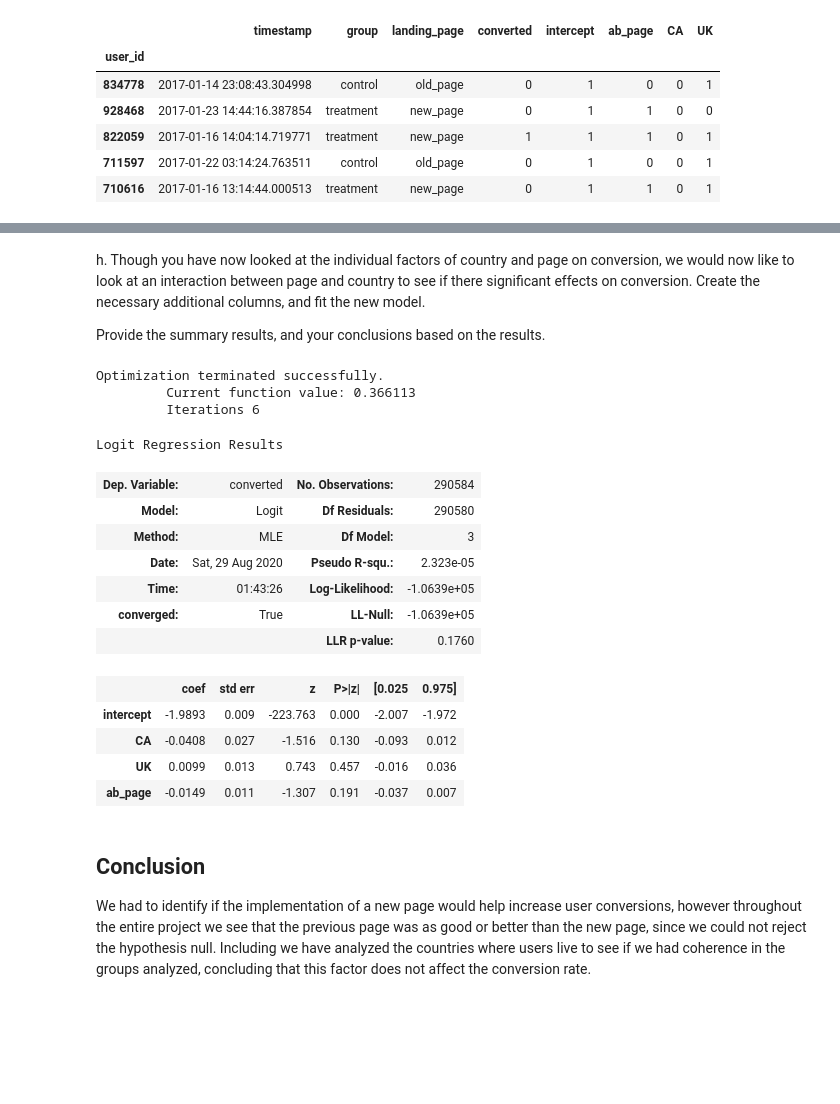
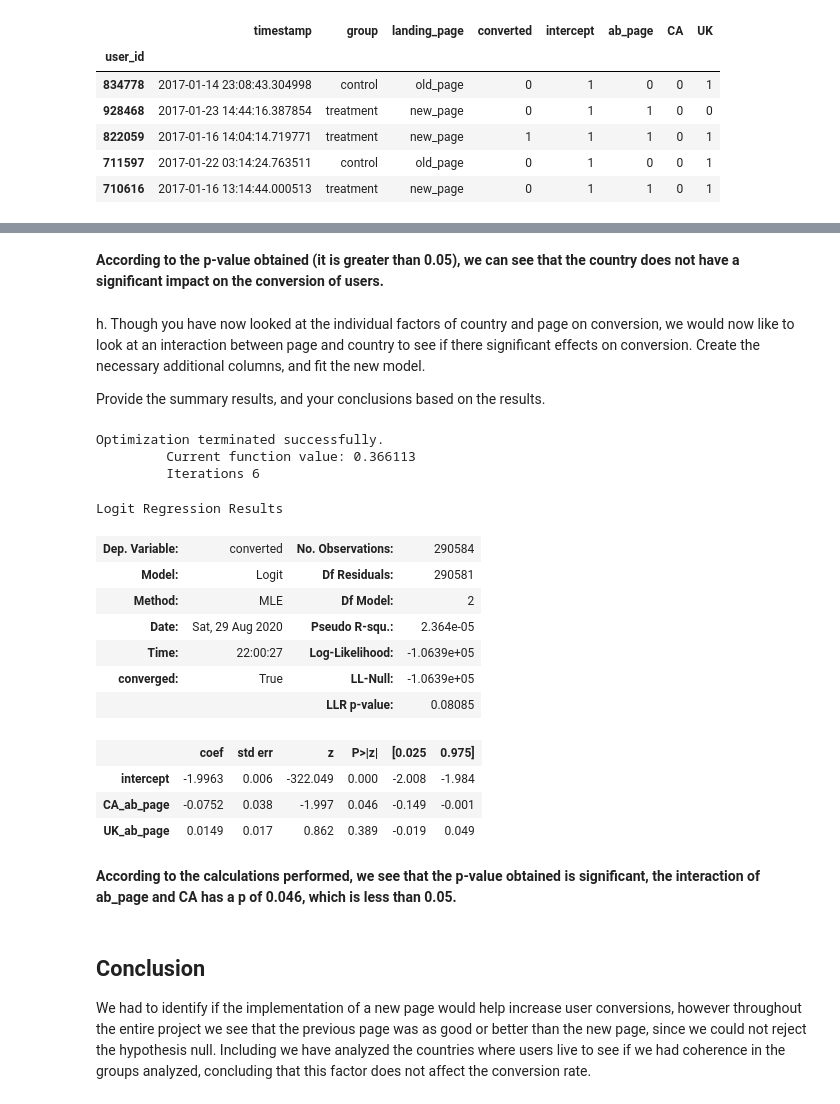
Before and after one commit to DarkSite17/Analyze_AB_test_results, a Jupyter notebook: Analyze_ab_test_results_notebook.ipynb, the cells around one changed output, grey strips where cells are left out. Saved outputs shown, nothing was run; the diff lists cells and outputs as text; code cells hidden in the pictures; blank space fills up the shorter version.

```diff
--- a/Analyze_ab_test_results_notebook.ipynb
+++ b/Analyze_ab_test_results_notebook.ipynb
@@ -421,31 +426,37 @@ Logit Regression Results
 | intercept | -1.9967 | 0.007 | -292.314 | 0.000 | -2.010 | -1.983 |
 | CA | -0.0408 | 0.027 | -1.518 | 0.129 | -0.093 | 0.012 |
 | UK | 0.0099 | 0.013 | 0.746 | 0.456 | -0.016 | 0.036 |
+# %% [markdown]
+**According to the p-value obtained (it is greater than 0.05), we can see that the country does not have a significant impact on the conversion of users.**
 # %% [markdown]
 h. Though you have now looked at the individual factors of country and page on conversion, we would now like to look at an interaction between page and country to see if there significant effects on conversion.  Create the necessary additional columns, and fit the new model.
 
 Provide the summary results, and your conclusions based on the results.
+# %%
+df_countries['CA_ab_page'] = df_countries['CA']*df_countries['ab_page']
+df_countries['UK_ab_page'] = df_countries['UK']*df_countries['ab_page']
 # %%
-mod = sm.Logit(df_countries['converted'], df_countries[['intercept', 'CA', 'UK','ab_page']])
+mod = sm.Logit(df_countries['converted'], df_countries[['intercept', 'CA_ab_page', 'UK_ab_page']])
 results = mod.fit()
 results.summary()
 # %% [output]
 Optimization terminated successfully.
          Current function value: 0.366113
          Iterations 6
 Logit Regression Results
 | Dep. Variable: | converted | No. Observations: | 290584 |
-| Model: | Logit | Df Residuals: | 290580 |
-| Method: | MLE | Df Model: | 3 |
-| Date: | Sat, 29 Aug 2020 | Pseudo R-squ.: | 2.323e-05 |
-| Time: | 01:43:26 | Log-Likelihood: | -1.0639e+05 |
+| Model: | Logit | Df Residuals: | 290581 |
+| Method: | MLE | Df Model: | 2 |
+| Date: | Sat, 29 Aug 2020 | Pseudo R-squ.: | 2.364e-05 |
+| Time: | 22:00:27 | Log-Likelihood: | -1.0639e+05 |
 | converged: | True | LL-Null: | -1.0639e+05 |
-|  |  | LLR p-value: | 0.1760 |
+|  |  | LLR p-value: | 0.08085 |
 |  | coef | std err | z | P>|z| | [0.025 | 0.975] |
-| intercept | -1.9893 | 0.009 | -223.763 | 0.000 | -2.007 | -1.972 |
-| CA | -0.0408 | 0.027 | -1.516 | 0.130 | -0.093 | 0.012 |
-| UK | 0.0099 | 0.013 | 0.743 | 0.457 | -0.016 | 0.036 |
-| ab_page | -0.0149 | 0.011 | -1.307 | 0.191 | -0.037 | 0.007 |
+| intercept | -1.9963 | 0.006 | -322.049 | 0.000 | -2.008 | -1.984 |
+| CA_ab_page | -0.0752 | 0.038 | -1.997 | 0.046 | -0.149 | -0.001 |
+| UK_ab_page | 0.0149 | 0.017 | 0.862 | 0.389 | -0.019 | 0.049 |
+# %% [markdown]
+**According to the calculations performed, we see that the p-value obtained is significant, the interaction of ab_page and CA has a p of 0.046, which is less than 0.05.**
 # %% [markdown]
 ## Conclusion
 
```
Also changed, not shown: parts of 9 cells of this notebook, 1 other file.
